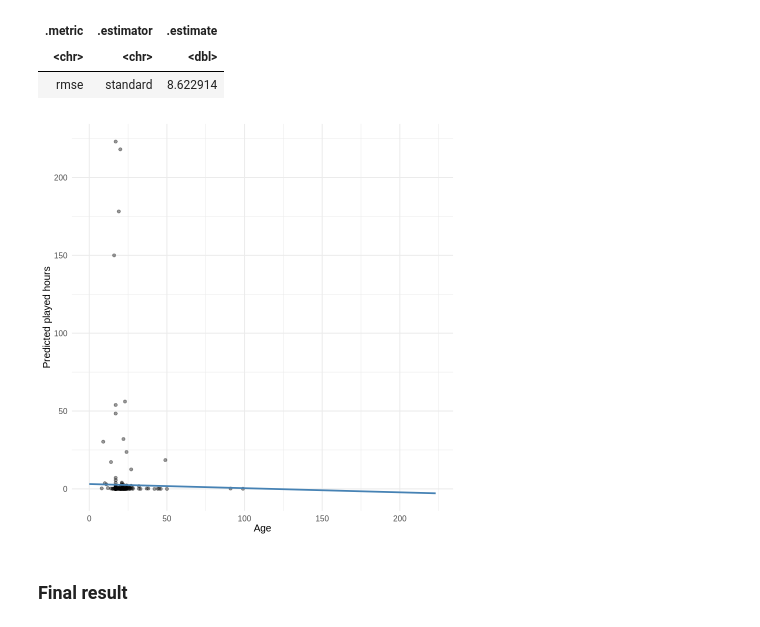
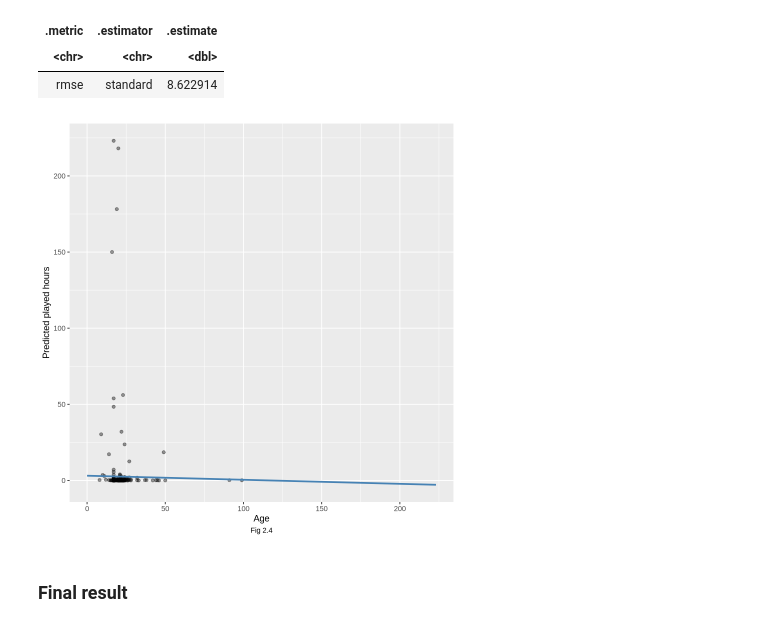
Before and after one commit to Orelye/dsci_100_project, a Jupyter notebook: Compiled.ipynb, the cells around one changed output. Drawn from its saved outputs; the diff is of its cells as text; code cells hidden in the pictures.

```diff
--- a/Compiled.ipynb
+++ b/Compiled.ipynb
@@ -594,31 +604,32 @@ A tibble: 1 × 3
 # %%
 age_experience_grid <- tibble(
     age = seq(
         from = players_clean |> select(played_hours) |> min(),
         to = players_clean |> select(played_hours) |> max(),
         length.out = 100
     ),
     experience = mean(players_clean$experience)  # fix experience
 )
 
 age_experience_preds <- lm_fit |>
   predict(age_experience_grid) |>
   bind_cols(age_experience_grid)
 
 lm_plot_final <- ggplot(players_clean, aes(x = age, y = played_hours)) +
   geom_point(alpha = 0.4) +
   geom_line(data = age_experience_preds,
             mapping = aes(x = age, y = .pred),
             color = "steelblue",
             linewidth = 1) +
-  xlab("Age") +
-  ylab("Predicted played hours") +
+  labs(x = "Age", y = "Predicted played hours", caption = "Fig 2.4") +
   scale_y_continuous(labels = scales::comma_format()) +
-  theme_minimal(base_size = 12)
+  theme(
+          plot.title = element_text(hjust = 0.5),
+          plot.caption = element_text(hjust = 0.5))
 
 lm_plot_final
 # %% [output]
-[figure, old version]
+[figure, new version]
 # %% [markdown]
 ### Final result
 # %%
```
Also changed, not shown: parts of 5 cells of this notebook.
